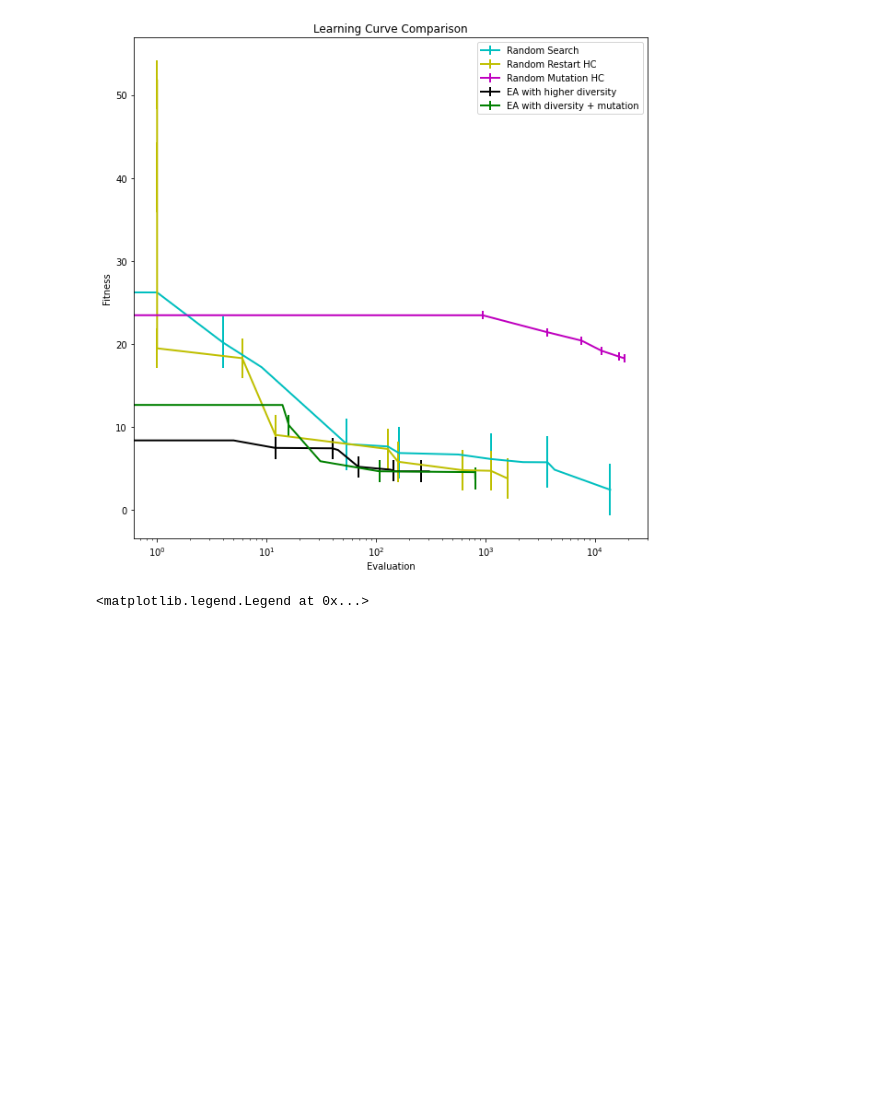
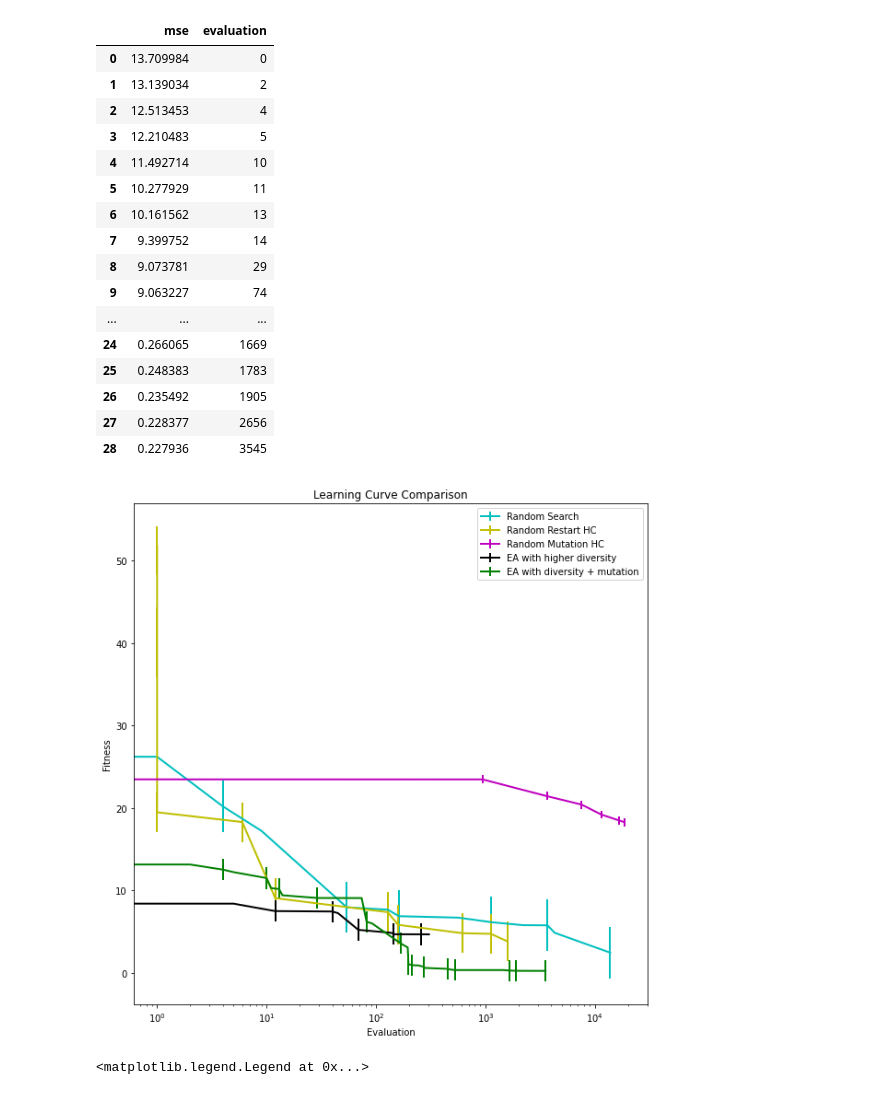
Before and after one commit to dddxing/ea_symbolicRegression, a Jupyter notebook: output/result_view.ipynb, the cells around one changed output. Saved outputs shown, nothing was run; the diff lists cells and outputs as text; code cells hidden in the pictures; blank space fills up the shorter version.

Commit message:
adding updated python file

```diff
--- a/output/result_view.ipynb
+++ b/output/result_view.ipynb
@@ -11,20 +11,41 @@ import random
 # %%
 
 rs = "2021-10-21-09-17_rs_e50000"
 rmhc = "2021-10-23-17-11_rmhc_e50000"
 rrhc = "2021-10-23-16-56_rshc_e50000"
 
 # ga = "202110051047_ga_no_m_plot.csv"
 ea_div = "2021-10-23-14-26_ea_div_e500"
-ea_div_m = "2021-10-23-19-26_ea_div_mut_e50000"
+# ea_div_m = "2021-10-23-19-26_ea_div_mut_e50000"
+ea_div_m = "2021-10-23_ea_div_m/2021-10-23_ea_div_mut_learningcurve"
 
 rs_data = pd.read_csv(f'{rs}_plot.csv')
 rmhc_data = pd.read_csv(f'{rmhc}_plot.csv')
 rrhc_data = pd.read_csv(f'{rrhc}_plot.csv')
 
 
 ea_div_data = pd.read_csv(f"{ea_div}_plot.csv")
-ea_div_m_data = pd.read_csv(f"{ea_div_m}_plot.csv")
+# ea_div_m_data = pd.read_csv(f"{ea_div_m}_plot.csv")
+ea_div_m_data = pd.read_csv(f"{ea_div_m}.txt", sep=', ',names=['mse', 'evaluation'],engine='python')
+ea_div_m_data
+# %% [output]
+|  | mse | evaluation |
+| 0 | 13.709984 | 0 |
+| 1 | 13.139034 | 2 |
+| 2 | 12.513453 | 4 |
+| 3 | 12.210483 | 5 |
+| 4 | 11.492714 | 10 |
+| 5 | 10.277929 | 11 |
+| 6 | 10.161562 | 13 |
+| 7 | 9.399752 | 14 |
+| 8 | 9.073781 | 29 |
+| 9 | 9.063227 | 74 |
+| ... | ... | ... |
+| 24 | 0.266065 | 1669 |
+| 25 | 0.248383 | 1783 |
+| 26 | 0.235492 | 1905 |
+| 27 | 0.228377 | 2656 |
+| 28 | 0.227936 | 3545 |
 # %%
 plt.figure(figsize=(10,10))
 
@@ -49,7 +70,7 @@ plt.xlabel("Evaluation")
 plt.ylabel("Fitness")
 plt.title("Learning Curve Comparison");
 # %% [output]
-[figure, old version]
+[figure, new version]
 # %%
 rs_graph = pd.read_csv(f"{rs}_graph.csv")
 rmhc_graph = pd.read_csv(f"{rmhc}_graph.csv")
```
Also changed, not shown: 29 other files.
